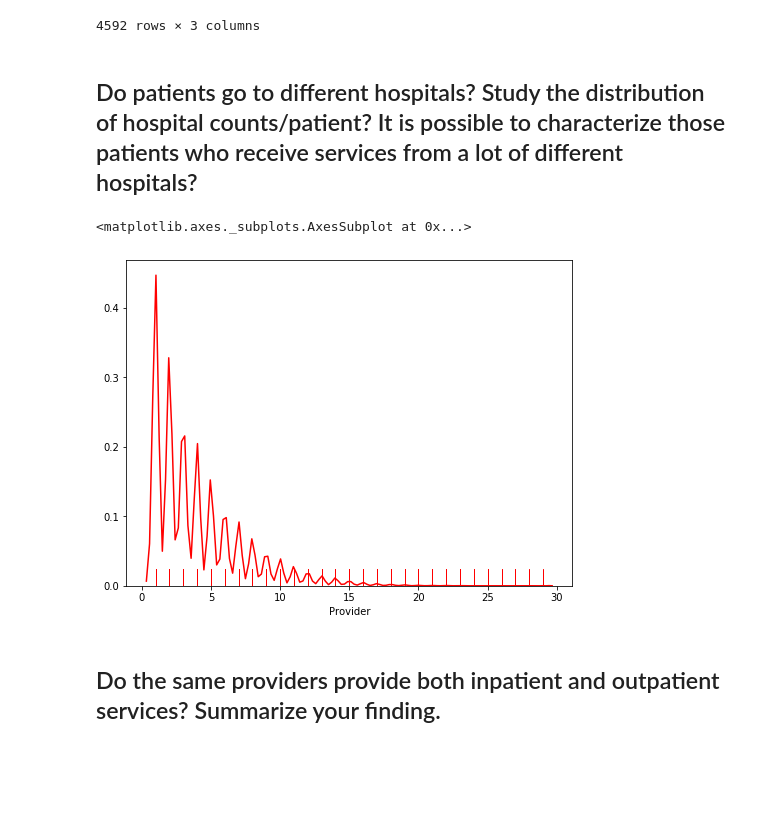
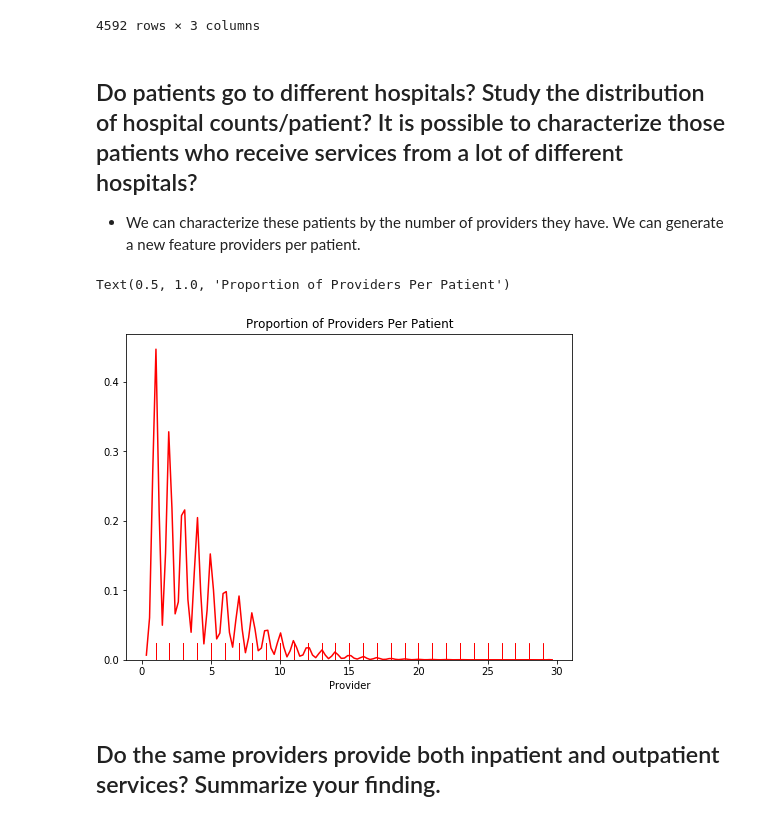
Before and after one commit to randypantinople/HealthCareFraudDetection, a Jupyter notebook: randypantinople/healthCareFraudDetection(randy).ipynb, the cells around one changed output. Cells and saved outputs as stored; diff of their text form; code cells hidden in the pictures; blank space fills up the shorter version.

```diff
--- a/randypantinople/healthCareFraudDetection(randy).ipynb
+++ b/randypantinople/healthCareFraudDetection(randy).ipynb
@@ -270,17 +285,19 @@ provider_doctor.loc[provider_doctor.Provider >20]
 4592 rows × 3 columns
 # %% [markdown]
 ## Do patients go to different hospitals? Study the distribution of hospital counts/patient? It is possible to characterize those patients who receive services from a lot of different hospitals?
+- We can characterize these patients by the number of providers they have. We can generate a new feature providers per patient.
 # %%
 provider_patient = full_data[['Provider', 'BeneID']].copy()
 
 provider_patient = provider_patient.groupby('BeneID')['Provider'].count().reset_index()
 provider_patient.Provider.unique()
 
 f, ax = plt.subplots(figsize=(8, 6))
 sns.distplot(provider_patient.Provider, hist=False, rug=True, color='r')
+plt.title('Proportion of Providers Per Patient')
 # %% [output]
-<matplotlib.axes._subplots.AxesSubplot at 0x...>
+Text(0.5, 1.0, 'Proportion of Providers Per Patient')
-[figure, old version]
+[figure, new version]
 # %% [markdown]
 ## Do the same providers provide both inpatient and outpatient services? Summarize your finding.
 # %%
```
Also changed, not shown: parts of 19 cells of this notebook.
